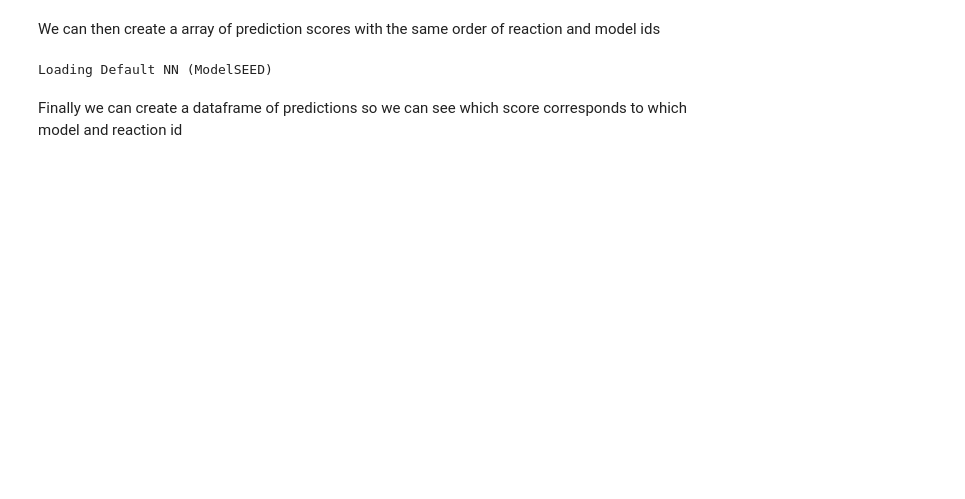
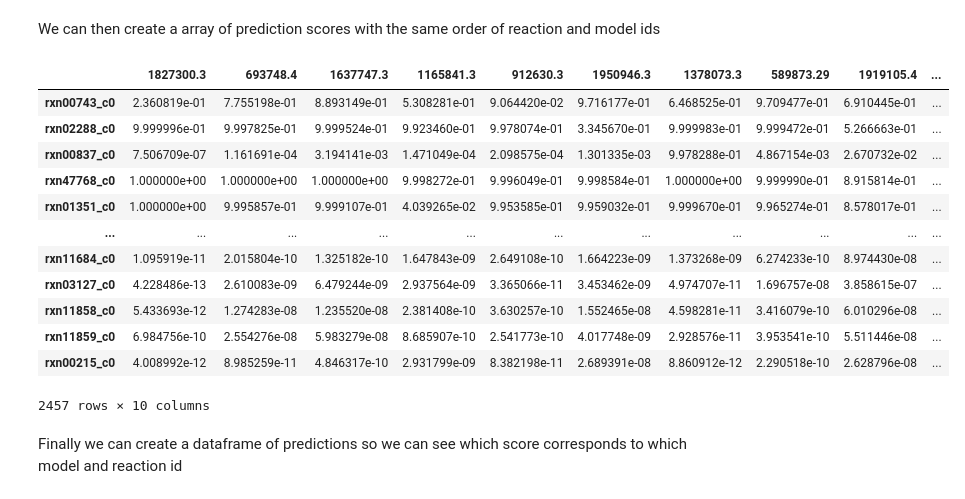
Before and after one commit to MGXlab/DNNGIOR, a Jupyter notebook: scripts/NN_example.ipynb, the cells around one changed output. Cells and saved outputs as stored; diff of their text form; code cells hidden in the pictures; blank space fills up the shorter version.

```diff
--- a/scripts/NN_example.ipynb
+++ b/scripts/NN_example.ipynb
@@ -38,3 +36,3 @@ if left empty it will default to the standard ModelSEED one
 # %%
-NN_MS = NN_Predictor.load_NN()
+NN_MS = NN(modeltype='ModelSEED')
 # %% [output]
@@ -127,3 +79,4 @@ We can also make predictions for multiple models at the same time, starting with
 input_path = file_path+'/Sample_reaction_presence.csv'
 df = pd.read_csv(input_path, index_col=0)
 # %%
+df = df.reindex(NN_MS.rxn_keys) #need to replace some files
@@ -143,0 +83,2 @@ df = pd.read_csv(input_path, index_col=0)
+# %%
+df = df.fillna(0.0)
@@ -144,9 +91,21 @@ df = pd.read_csv(input_path, index_col=0)
 # %% [markdown]
 We can then create a array of prediction scores with the same order of reaction and model ids
 # %%
-df_p = NN_Predictor.make_prediction(df.T)
+NN_MS.predict(input=df)
 # %% [output]
+|  | 1827300.3 | 693748.4 | 1637747.3 | 1165841.3 | 912630.3 | 1950946.3 | 1378073.3 | 589873.29 | 1919105.4 | ... |
+| rxn00743_c0 | 2.360819e-01 | 7.755198e-01 | 8.893149e-01 | 5.308281e-01 | 9.064420e-02 | 9.716177e-01 | 6.468525e-01 | 9.709477e-01 | 6.910445e-01 | ... |
+| rxn02288_c0 | 9.999996e-01 | 9.997825e-01 | 9.999524e-01 | 9.923460e-01 | 9.978074e-01 | 3.345670e-01 | 9.999983e-01 | 9.999472e-01 | 5.266663e-01 | ... |
+| rxn00837_c0 | 7.506709e-07 | 1.161691e-04 | 3.194141e-03 | 1.471049e-04 | 2.098575e-04 | 1.301335e-03 | 9.978288e-01 | 4.867154e-03 | 2.670732e-02 | ... |
+| rxn47768_c0 | 1.000000e+00 | 1.000000e+00 | 1.000000e+00 | 9.998272e-01 | 9.996049e-01 | 9.998584e-01 | 1.000000e+00 | 9.999990e-01 | 8.915814e-01 | ... |
+| rxn01351_c0 | 1.000000e+00 | 9.995857e-01 | 9.999107e-01 | 4.039265e-02 | 9.953585e-01 | 9.959032e-01 | 9.999670e-01 | 9.965274e-01 | 8.578017e-01 | ... |
+| ... | ... | ... | ... | ... | ... | ... | ... | ... | ... | ... |
+| rxn11684_c0 | 1.095919e-11 | 2.015804e-10 | 1.325182e-10 | 1.647843e-09 | 2.649108e-10 | 1.664223e-09 | 1.373268e-09 | 6.274233e-10 | 8.974430e-08 | ... |
+| rxn03127_c0 | 4.228486e-13 | 2.610083e-09 | 6.479244e-09 | 2.937564e-09 | 3.365066e-11 | 3.453462e-09 | 4.974707e-11 | 1.696757e-08 | 3.858615e-07 | ... |
+| rxn11858_c0 | 5.433693e-12 | 1.274283e-08 | 1.235520e-08 | 2.381408e-10 | 3.630257e-10 | 1.552465e-08 | 4.598281e-11 | 3.416079e-10 | 6.010296e-08 | ... |
+| rxn11859_c0 | 6.984756e-10 | 2.554276e-08 | 5.983279e-08 | 8.685907e-10 | 2.541773e-10 | 4.017748e-09 | 2.928576e-11 | 3.953541e-10 | 5.511446e-08 | ... |
+| rxn00215_c0 | 4.008992e-12 | 8.985259e-11 | 4.846317e-10 | 2.931799e-09 | 8.382198e-11 | 2.689391e-08 | 8.860912e-12 | 2.290518e-10 | 2.628796e-08 | ... |
-Loading Default NN (ModelSEED)
+2457 rows × 10 columns
 # %% [markdown]
 Finally we can create a dataframe of predictions so we can see which score corresponds to which model and reaction id
 # %%
```
Also changed, not shown: parts of 23 cells of this notebook.
